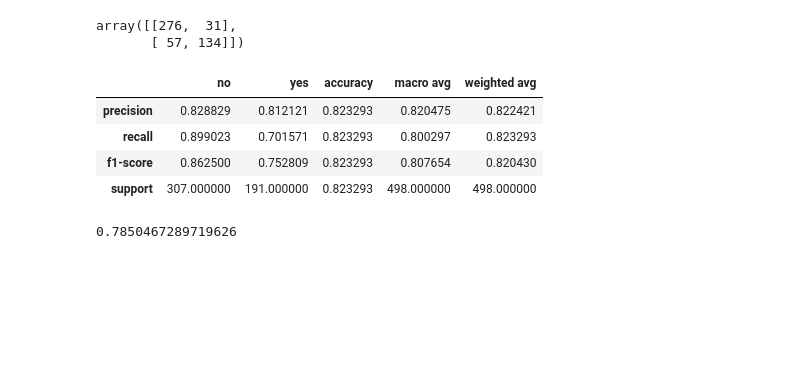
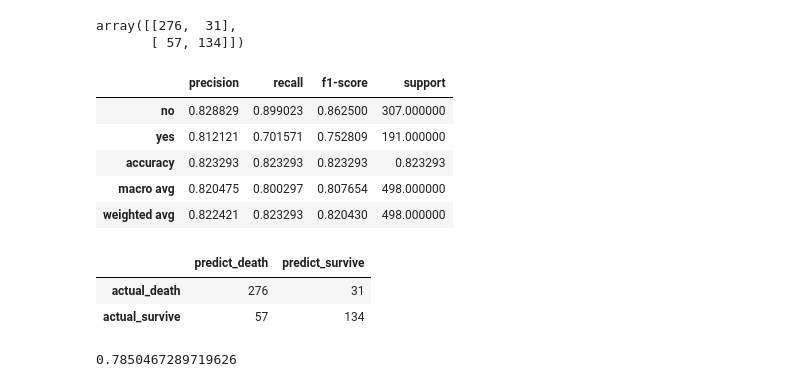
Before and after one commit to DBerchelmann/classification-exercises, a Jupyter notebook: model.ipynb, the cells around one changed output. Saved outputs shown, nothing was run; the diff lists cells and outputs as text; code cells hidden in the pictures; blank space fills up the shorter version.

```diff
--- a/model.ipynb
+++ b/model.ipynb
@@ -275,13 +275,22 @@ array([[276,  31],
 # %%
 class_report = classification_report(y_train, y_pred, output_dict=True)
 # %%
-pd.DataFrame(class_report)
+pd.DataFrame(class_report).T
 # %% [output]
-|  | no | yes | accuracy | macro avg | weighted avg |
-| precision | 0.828829 | 0.812121 | 0.823293 | 0.820475 | 0.822421 |
-| recall | 0.899023 | 0.701571 | 0.823293 | 0.800297 | 0.823293 |
-| f1-score | 0.862500 | 0.752809 | 0.823293 | 0.807654 | 0.820430 |
-| support | 307.000000 | 191.000000 | 0.823293 | 498.000000 | 498.000000 |
+|  | precision | recall | f1-score | support |
+| no | 0.828829 | 0.899023 | 0.862500 | 307.000000 |
+| yes | 0.812121 | 0.701571 | 0.752809 | 191.000000 |
+| accuracy | 0.823293 | 0.823293 | 0.823293 | 0.823293 |
+| macro avg | 0.820475 | 0.800297 | 0.807654 | 498.000000 |
+| weighted avg | 0.822421 | 0.823293 | 0.820430 | 498.000000 |
+# %%
+conf_df = pd.DataFrame(conf, columns=['predict_death', 'predict_survive'], index=['actual_death', 'actual_survive'])
+
+conf_df
+# %% [output]
+|  | predict_death | predict_survive |
+| actual_death | 276 | 31 |
+| actual_survive | 57 | 134 |
 # %%
 # clf was trained on X_train, y_train
 # To evaluate the model trained on new data, the arguments coming into .score()
```
Also changed, not shown: parts of 34 cells of this notebook.
